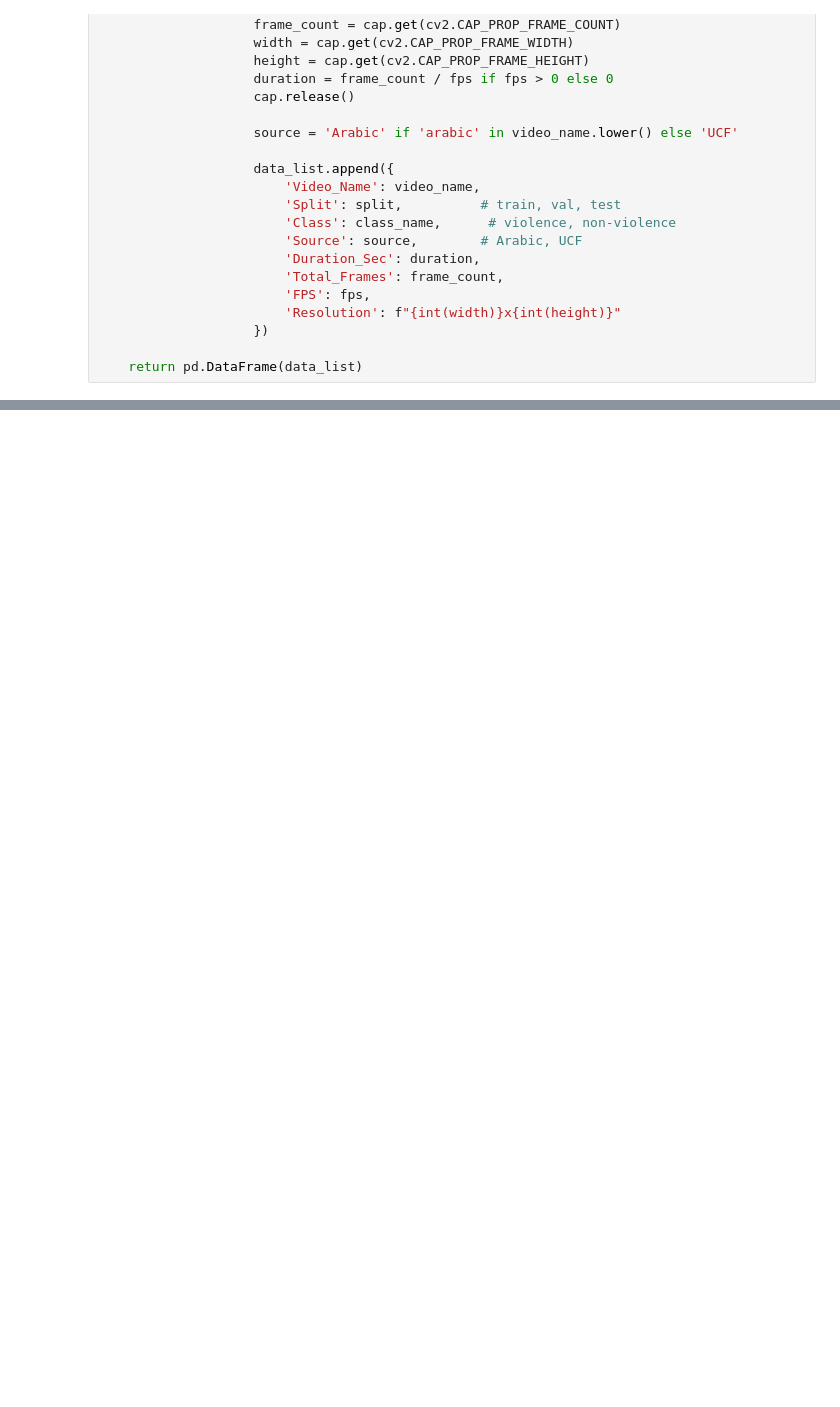
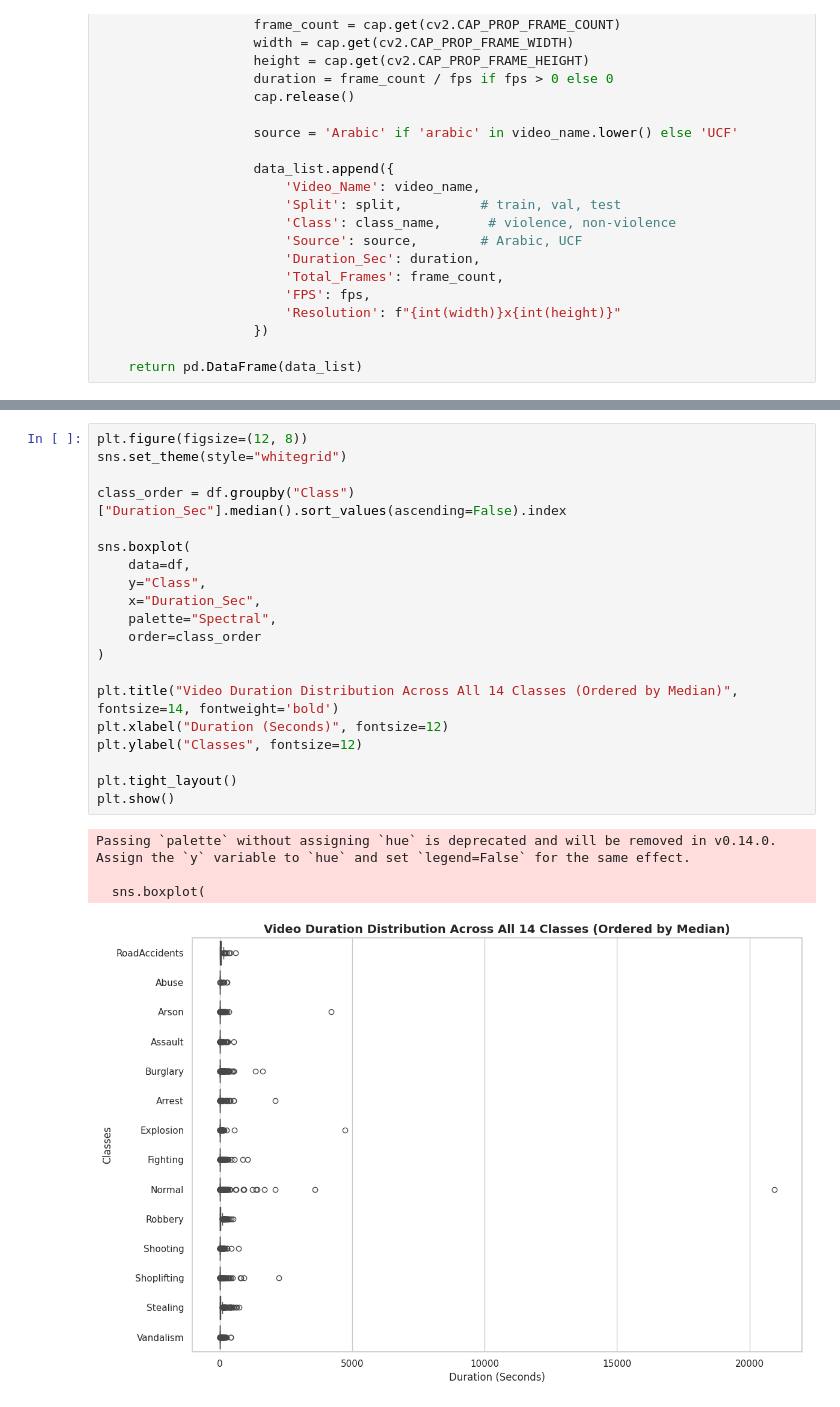
Before and after one commit to George-Malak/Aegis-AI-Violence-Detection-System, a Jupyter notebook: notebooks/02_EDA_Aegis.ipynb, the cells around one changed output, grey strips where cells are left out. Saved outputs shown, nothing was run; the diff lists cells and outputs as text; blank space fills up the shorter version.

```diff
--- a/notebooks/02_EDA_Aegis.ipynb
+++ b/notebooks/02_EDA_Aegis.ipynb
@@ -109,0 +216,25 @@ plt.show()
+# %%
+plt.figure(figsize=(12, 8))
+sns.set_theme(style="whitegrid")
+
+class_order = df.groupby("Class")["Duration_Sec"].median().sort_values(ascending=False).index
+
+sns.boxplot(
+    data=df,
+    y="Class",
+    x="Duration_Sec",
+    palette="Spectral",
+    order=class_order
+)
+
+plt.title("Video Duration Distribution Across All 14 Classes (Ordered by Median)", fontsize=14, fontweight='bold')
+plt.xlabel("Duration (Seconds)", fontsize=12)
+plt.ylabel("Classes", fontsize=12)
+
+plt.tight_layout()
+plt.show()
+# %% [output]
+Passing `palette` without assigning `hue` is deprecated and will be removed in v0.14.0. Assign the `y` variable to `hue` and set `legend=False` for the same effect.
+
+  sns.boxplot(
+[figure, added]
```
Also changed, not shown: parts of 15 cells of this notebook.
